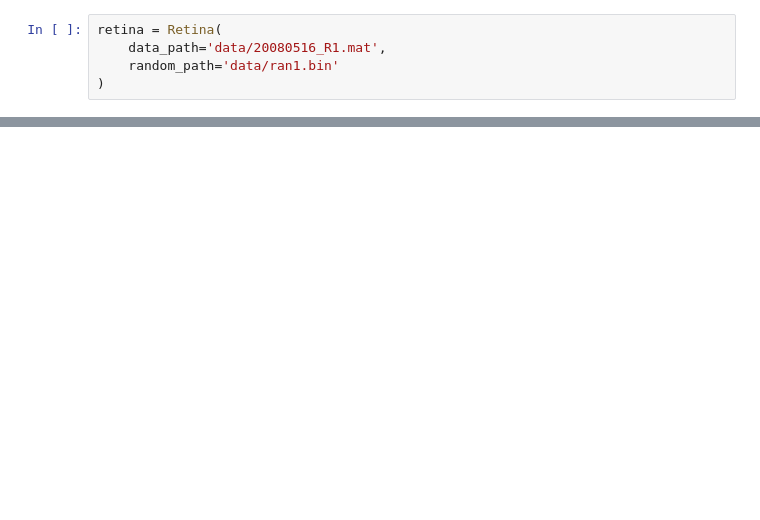
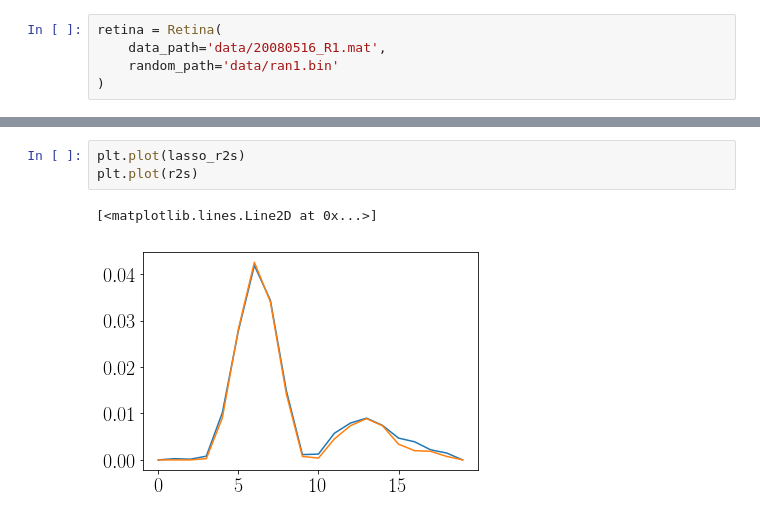
Before and after one commit to pssachdeva/uoi-neuro, a Jupyter notebook: retina_strf/calculate_strf.ipynb, the cells around one changed output, grey strips where cells are left out. Cells and saved outputs as stored; diff of their text form; blank space fills up the shorter version.

```diff
--- a/retina_strf/calculate_strf.ipynb
+++ b/retina_strf/calculate_strf.ipynb
@@ -68,0 +181,6 @@ plt.show()
+# %%
+plt.plot(lasso_r2s)
+plt.plot(r2s)
+# %% [output]
+[<matplotlib.lines.Line2D at 0x...>]
+[figure, added]
```
Also changed, not shown: parts of 18 cells of this notebook, 1 other file.
